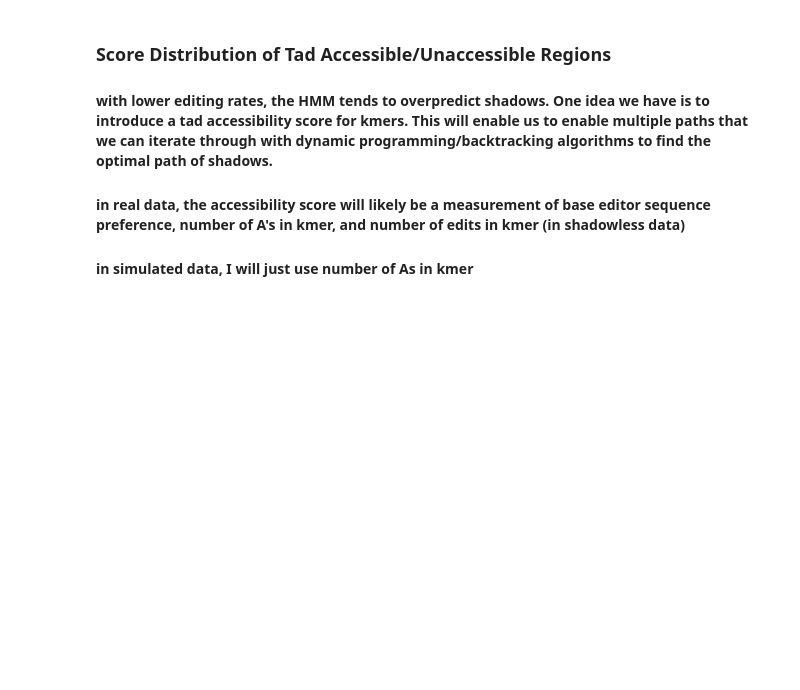
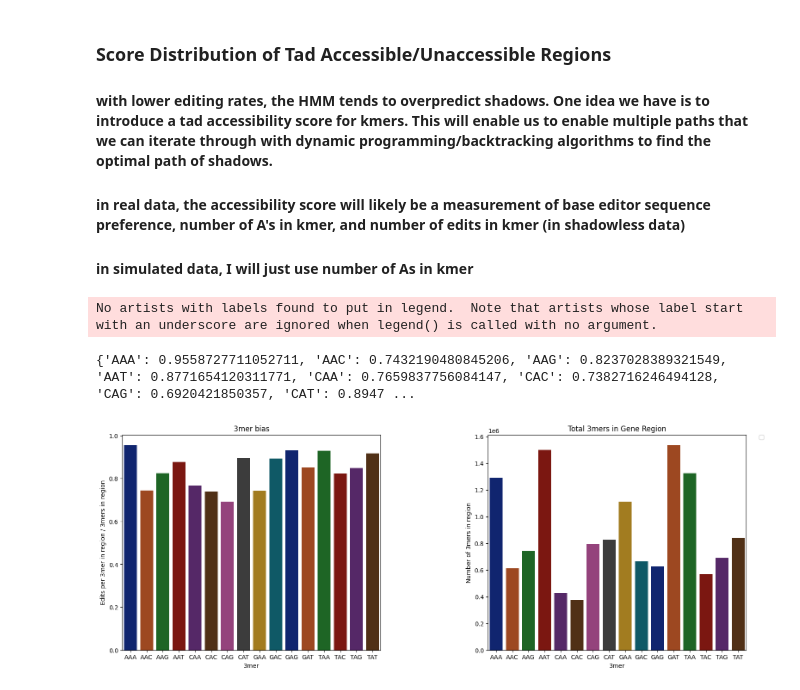
Before and after one commit to lihetran/HMM_Scripts, a Jupyter notebook: 250604_oligoShadowingPrediction.ipynb, the cells around one changed output. Cells and saved outputs as stored; diff of their text form; code cells hidden in the pictures; blank space fills up the shorter version.

```diff
--- a/250604_oligoShadowingPrediction.ipynb
+++ b/250604_oligoShadowingPrediction.ipynb
@@ -57,11 +57,11 @@ def get_binary_edit_string(bam, ref_sequence, chrom):
     '''
     read_dict = {}
     for read in pysam.AlignmentFile(bam, "rb").fetch(chrom):
-        read_dict = {}
+
         if not read.is_unmapped:
             read_seq = read.query_sequence.upper()
             ref_seq = ref_sequence.upper()
-            aligned_pairs = read.get_aligned_pairs(matches_only=True)
+            aligned_pairs = read.get_aligned_pairs()
             edits = []
             read_string = []
             ref_string = []
@@ -219,0 +354,30 @@ for read in read_dict:
+# %%
+library_threeMer_dict = {}
+for read in read_dict:
+    read_info = read_dict[read]
+    read_seq = read_info['read_string']
+    ref_seq = read_info['ref_string']
+    edits = read_info['edits']
+    start = read_info['start']
+    end = read_info['end']
+    barcode = read_info['barcode']
+
+    # # parse cigar
+    # top_line, middle_line, bottom_line = ParseCigar_minusFeature(read_seq, ref_seq, read.cigarstring, start, end, 0, len(read_seq))
+
+    # # find mods
+    # modList = FindMods(top_line, middle_line, bottom_line, True)
+
+    # get 3mers
+    # print(read_seq)
+    # print(''.join(str(i) for i in edits))
+    # print(ref_seq)
+    three_mer_dict = get_3mers(ref_seq, edits)
+    # add to library dict
+    library_threeMer_dict[read] = three_mer_dict
+# %%
+threemer_dict = plot_thee_mer_bias(library_threeMer_dict, figures_dir / '250605_3mer_bias.png')
+# %% [output]
+No artists with labels found to put in legend.  Note that artists whose label start with an underscore are ignored when legend() is called with no argument.
+{'AAA': 0.9558727711052711, 'AAC': 0.7432190480845206, 'AAG': 0.8237028389321549, 'AAT': 0.8771654120311771, 'CAA': 0.7659837756084147, 'CAC': 0.7382716246494128, 'CAG': 0.6920421850357, 'CAT': 0.8947 ...
+[figure, added]
```
Also changed, not shown: parts of 7 cells of this notebook.
